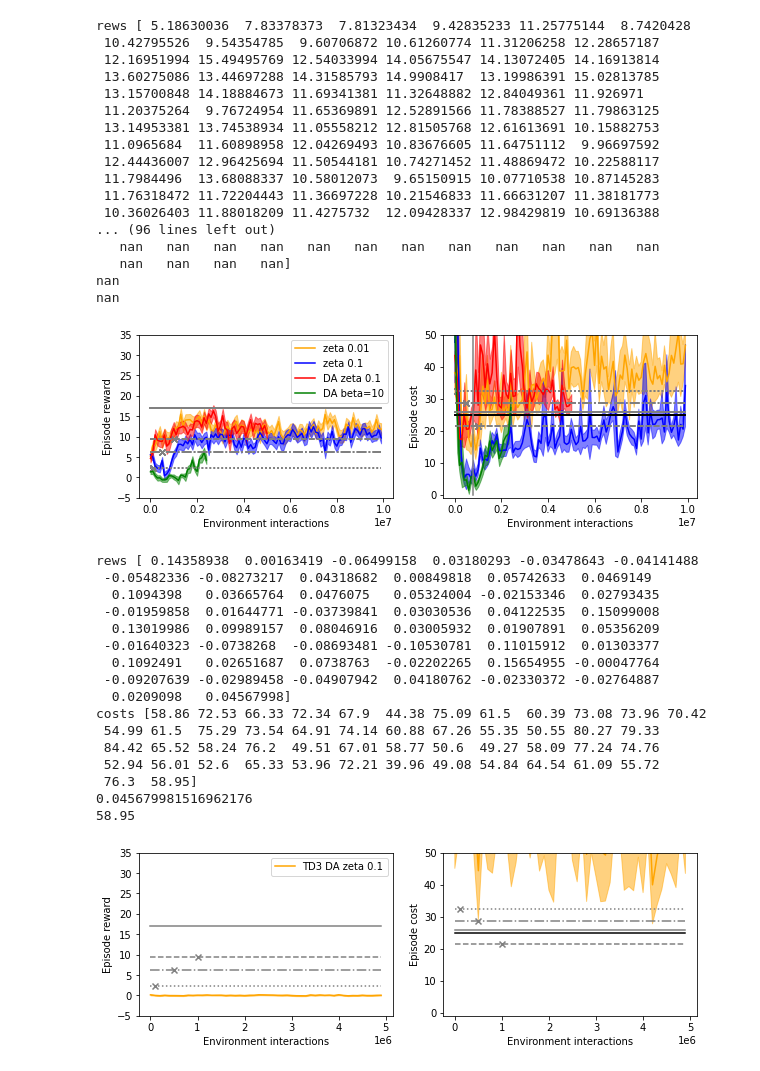
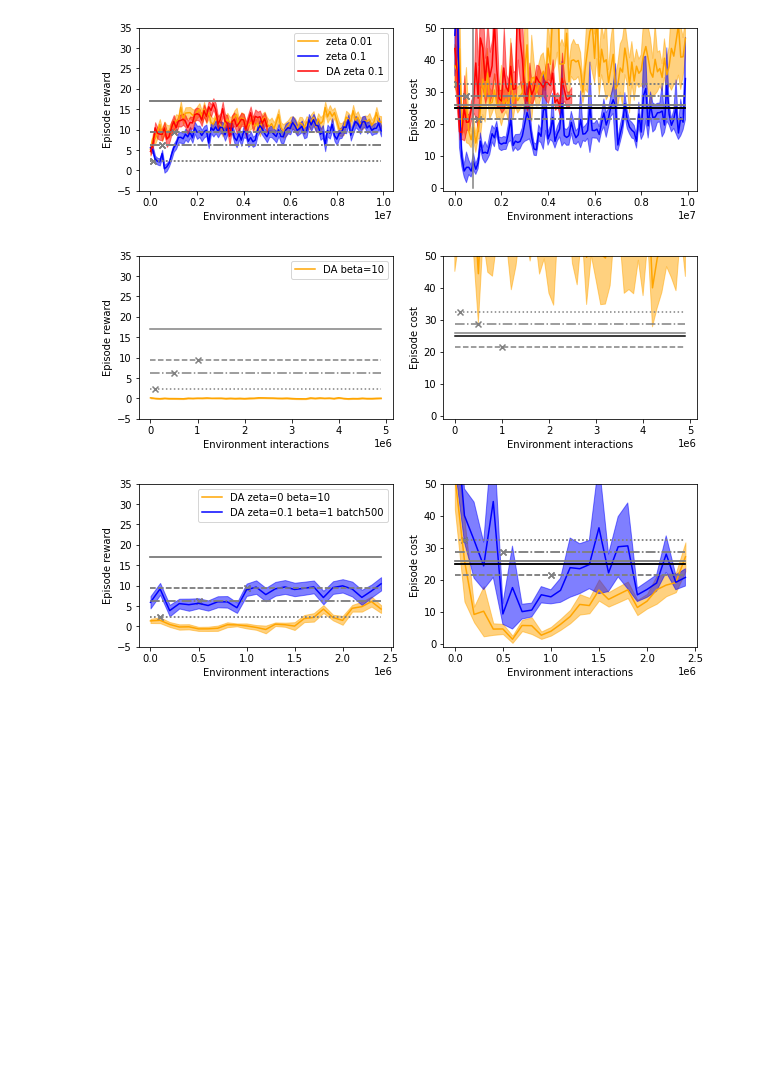
Before and after one commit to flodorner/Augmented_Constrained_RL, a Jupyter notebook: Plot_results.ipynb, the cells around one changed output. Cells and saved outputs as stored; diff of their text form; code cells hidden in the pictures; blank space fills up the shorter version.

```diff
--- a/Plot_results.ipynb
+++ b/Plot_results.ipynb
@@ -55,7 +55,7 @@ def plot(files,legend=[],loc_legend="lower left",epochs=10,fig_legend=2,stretch=
         if file[:3]=="sac" or file[:3]=="td3":
             n_test = 25
             #only sac and td3 use test episodes
-            elif len(rewards) == 350:
+            if len(rewards) == 350:
                 n_test = 10
             #some earlier experiments accidentally used 10 instead of 25 episodes. Adjust accordingly.
             elif len(rewards) == 510:
@@ -135,10 +135,8 @@ def plot(files,legend=[],loc_legend="lower left",epochs=10,fig_legend=2,stretch=
         else:
             ax1.legend(legend, loc=loc_legend)
 
-        print("rews",avr_train)
-        print("costs",avc_train)
-        print(np.mean(avr_train[-1:]))
-        print(np.mean(avc_train[-1:]))
+        #print("rews",avr_train)
+        #print("costs",avc_train)
 # %%
 plot(["sac_a02_ss10k","sac_a02_ss100k","sac_a0002_ss10k","sac_a0002_ss100k"],legend=["sac scale 5, 10k random steps","sac scale 5, 100k random steps","sac scale 500, 10k random steps","sac scale 500, 100k random steps"],loc_legend="lower left")
 plt.show()
@@ -706,46 +351,18 @@ nan
 [figure]
 # %%
-plot(["sac_c_ss10k_m001_a1_c001_10M","sac_c_ss10k_m001_a1_c01_10M","sac_c_ss10k_m001_a1_c01_data_aug_5M","sac_c_ss10k_m001_a10_data_aug_2_5M"],epochs=400,legend=["zeta 0.01","zeta 0.1","DA zeta 0.1","DA beta=10"],stretch=4,fig_legend=1,loc_legend="upper right")
+plot(["sac_c_ss10k_m001_a1_c001_10M","sac_c_ss10k_m001_a1_c01_10M","sac_c_ss10k_m001_a1_c01_data_aug_5M"],epochs=400,legend=["zeta 0.01","zeta 0.1","DA zeta 0.1"],stretch=4,fig_legend=1,loc_legend="upper right")
 plt.plot([800000,800000],[0,50],"grey")
 plt.show()
 
 
-plot(["td3_ss10k_m001_a1_c01_data_aug_5M"],epochs=200,legend=["TD3 DA zeta 0.1"],stretch=4,fig_legend=1,loc_legend="upper right")
+plot(["td3_ss10k_m001_a1_c01_data_aug_5M"],epochs=200,legend=["DA beta=10","DA zeta 0.1 batch500"],stretch=4,fig_legend=1,loc_legend="upper right")
+plt.show()
+
+plot(["sac_c_ss10k_m001_a10_data_aug_2_5M","sac_c_ss10k_m001_a1_c01_data_aug_bigbatch_2_5M"],epochs=100,legend=["DA zeta=0 beta=10","DA zeta=0.1 beta=1 batch500"],stretch=4,fig_legend=1,loc_legend="upper right")
+plt.show()
 # %% [output]
-rews [ 5.18630036  7.83378373  7.81323434  9.42835233 11.25775144  8.7420428
- 10.42795526  9.54354785  9.60706872 10.61260774 11.31206258 12.28657187
- 12.16951994 15.49495769 12.54033994 14.05675547 14.13072405 14.16913814
- 13.60275086 13.44697288 14.31585793 14.9908417  13.19986391 15.02813785
- 13.15700848 14.18884673 11.69341381 11.32648882 12.84049361 11.926971
- 11.20375264  9.76724954 11.65369891 12.52891566 11.78388527 11.79863125
- 13.14953381 13.74538934 11.05558212 12.81505768 12.61613691 10.15882753
- 11.0965684  11.60898958 12.04269493 10.83676605 11.64751112  9.96697592
- 12.44436007 12.96425694 11.50544181 10.74271452 11.48869472 10.22588117
- 11.7984496  13.68088337 10.58012073  9.65150915 10.07710538 10.87145283
- 11.76318472 11.72204443 11.36697228 10.21546833 11.66631207 11.38181773
- 10.36026403 11.88018209 11.4275732  12.09428337 12.98429819 10.69136388
-... (96 lines left out)
-   nan   nan   nan   nan   nan   nan   nan   nan   nan   nan   nan   nan
-   nan   nan   nan   nan]
-nan
-nan
-[figure, old version]
+[figure, new version]
-rews [ 0.14358938  0.00163419 -0.06499158  0.03180293 -0.03478643 -0.04141488
- -0.05482336 -0.08273217  0.04318682  0.00849818  0.05742633  0.0469149
-  0.1094398   0.03665764  0.0476075   0.05324004 -0.02153346  0.02793435
- -0.01959858  0.01644771 -0.03739841  0.03030536  0.04122535  0.15099008
-  0.13019986  0.09989157  0.08046916  0.03005932  0.01907891  0.05356209
- -0.01640323 -0.0738268  -0.08693481 -0.10530781  0.11015912  0.01303377
-  0.1092491   0.02651687  0.0738763  -0.02202265  0.15654955 -0.00047764
- -0.09207639 -0.02989458 -0.04907942  0.04180762 -0.02330372 -0.02764887
-  0.0209098   0.04567998]
-costs [58.86 72.53 66.33 72.34 67.9  44.38 75.09 61.5  60.39 73.08 73.96 70.42
- 54.99 61.5  75.29 73.54 64.91 74.14 60.88 67.26 55.35 50.55 80.27 79.33
- 84.42 65.52 58.24 76.2  49.51 67.01 58.77 50.6  49.27 58.09 77.24 74.76
- 52.94 56.01 52.6  65.33 53.96 72.21 39.96 49.08 54.84 64.54 61.09 55.72
- 76.3  58.95]
-0.045679981516962176
-58.95
-[figure, old version]
+[figure, new version]
+[figure, added]
 # %%
 print()
```
Also changed, not shown: parts of 27 cells of this notebook, 19 other files.
